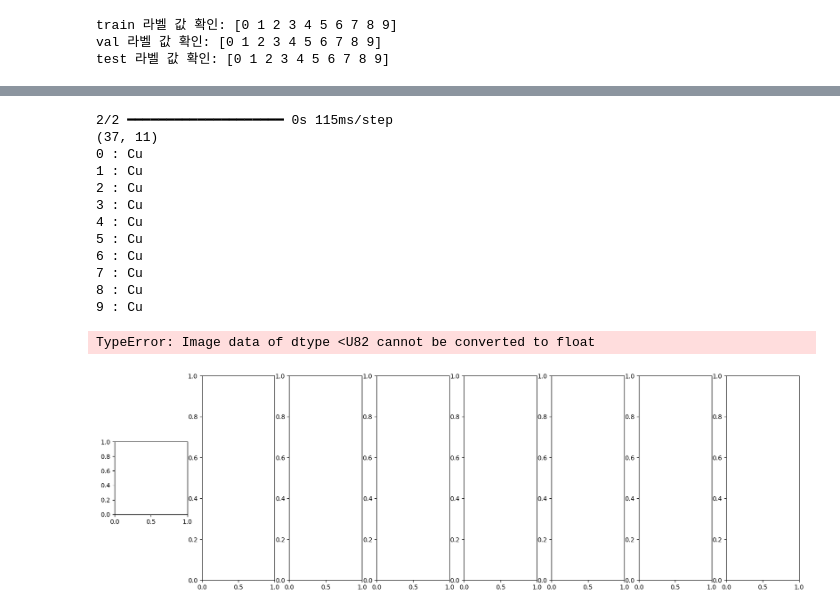
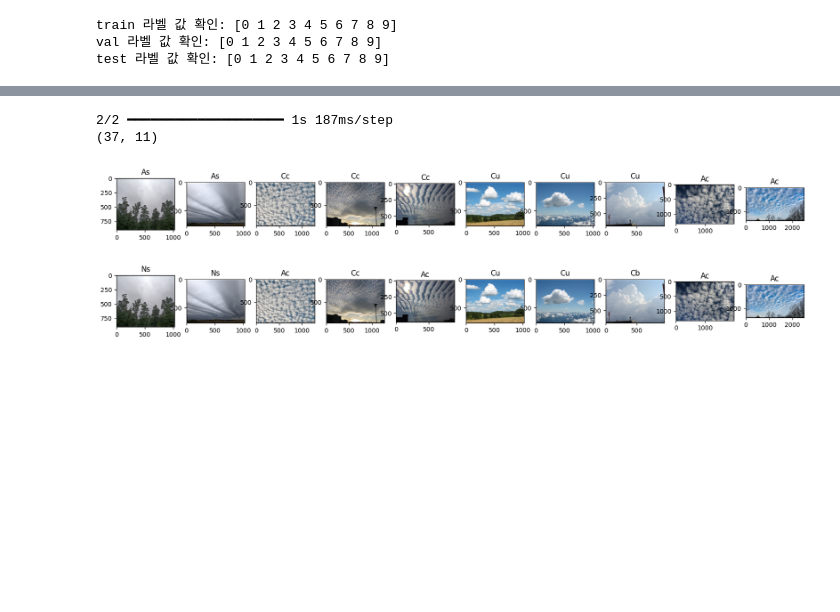
Before and after one commit to jovytree/DA36-mini3-dl4, a Jupyter notebook: LeeYejin/MobileNet.ipynb, the cells around one changed output, grey strips where cells are left out. Saved outputs shown, nothing was run; the diff lists cells and outputs as text; code cells hidden in the pictures; blank space fills up the shorter version.

```diff
--- a/LeeYejin/MobileNet.ipynb
+++ b/LeeYejin/MobileNet.ipynb
@@ -484,40 +484,30 @@ loss: 3.7480, accuracy: 0.5135
 # print(np.array(test_images).shape)
 # %%
 # @title 모델 예측
-
+import cv2
 pred_proba = model.predict(test_seq)
 print(pred_proba.shape)
 
 class_names = np.array(['Ac', 'As', 'Cb', 'Cc', 'Ci', 'Cs', 'Ct', 'Cu', 'Ns', 'Sc'])
 
-def show_images(images, labels, ncols = 8):
-  fig, ax = plt.subplots(nrows = 1, ncols = ncols, figsize = (20, 6))
-  for i in range(ncols):
-    ax[i].imshow(images[i])  # ndarray 전달해서 이미지 출력
-    class_name = class_names[labels[i]]
-    ax[i].set_title(class_name)
+def show_images(images, labels, nrows=1,ncols = 10):
+  fig, ax = plt.subplots(nrows = nrows, ncols = ncols, figsize = (20, 6))
+  for j,(image_path, label) in enumerate(zip(images,labels)):
+    image=cv2.imread(image_path)
+    image=cv2.cvtColor(image, cv2.COLOR_BGR2RGB)
+    ax[j].imshow(image)  # ndarray 전달해서 이미지 출력
+    class_name = class_names[label]
+    ax[j].set_title(class_name)
 
   plt.show()
 
 pred = np.argmax(pred_proba, axis = 1)
-for i in range(10):
-  print(f'{i} : {class_names[pred[i]]}')
 
-show_images(test_images[:10], test_labels[:10])
-show_images(test_images[:10], pred[:10])
+show_images(test_images_path[20:30],test_labels[20:30])
+show_images(test_images_path[20:30], pred[20:30])
 # %% [output]
-2/2 ━━━━━━━━━━━━━━━━━━━━ 0s 115ms/step
+2/2 ━━━━━━━━━━━━━━━━━━━━ 1s 187ms/step
 (37, 11)
-0 : Cu
-1 : Cu
-2 : Cu
-3 : Cu
-4 : Cu
-5 : Cu
-6 : Cu
-7 : Cu
-8 : Cu
-9 : Cu
-TypeError: Image data of dtype <U82 cannot be converted to float
-[figure, old version]
+[figure, new version]
+[figure, added]
 # %%
```
Also changed, not shown: parts of 5 cells of this notebook, 5 other files.
